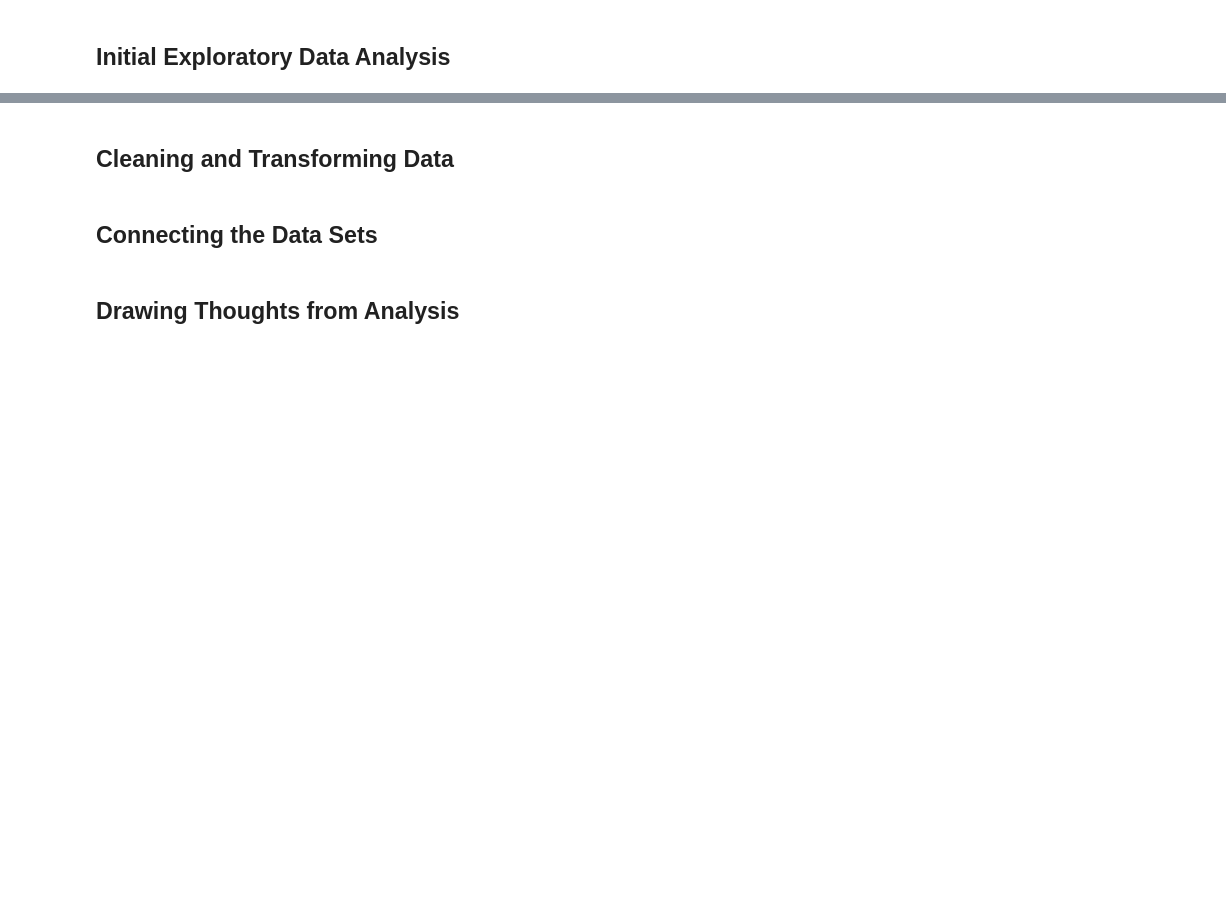
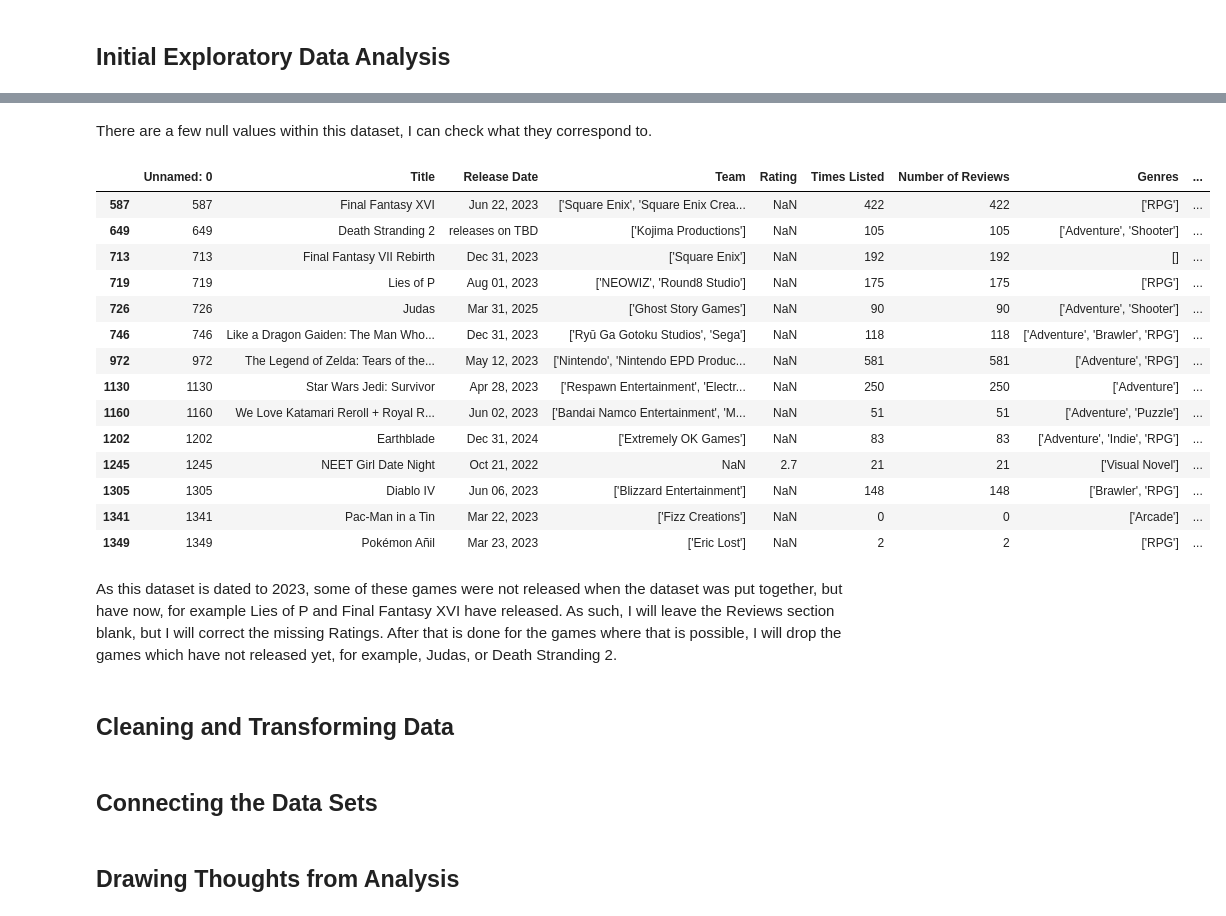
Before and after one commit to Rayan-Arshed/Data-Pipeline-Assessment-Video-Game-Data, a Jupyter notebook: Data-Pipeline-Assessment.ipynb, the cells around one changed output, grey strips where cells are left out. Cells and saved outputs as stored; diff of their text form; code cells hidden in the pictures; blank space fills up the shorter version.

Commit message:
Data imported, Initial Data Exploration Started

```diff
--- a/Data-Pipeline-Assessment.ipynb
+++ b/Data-Pipeline-Assessment.ipynb
@@ -14,0 +17,8 @@ With these two data sets, I will extract them, perform exploratory data analysis
+# %%
+# Fundemental modules import
+import pandas as pd
+import numpy as np
+
+# Reading the CSV files to Data Frames
+df_reviews = pd.read_csv("Data-Sources/games.csv")
+df_sales = pd.read_csv("Data-Sources/VG_Sales_All.csv")
@@ -17,3 +109,25 @@ With these two data sets, I will extract them, perform exploratory data analysis
+# %% [markdown]
+There are a few null values within this dataset, I can check what they correspond to.
+# %%
+df_reviews[df_reviews.isna().any(axis=1)]
+# %% [output]
+|  | Unnamed: 0 | Title | Release Date | Team | Rating | Times Listed | Number of Reviews | Genres | ... |
+| 587 | 587 | Final Fantasy XVI | Jun 22, 2023 | ['Square Enix', 'Square Enix Crea... | NaN | 422 | 422 | ['RPG'] | ... |
+| 649 | 649 | Death Stranding 2 | releases on TBD | ['Kojima Productions'] | NaN | 105 | 105 | ['Adventure', 'Shooter'] | ... |
+| 713 | 713 | Final Fantasy VII Rebirth | Dec 31, 2023 | ['Square Enix'] | NaN | 192 | 192 | [] | ... |
+| 719 | 719 | Lies of P | Aug 01, 2023 | ['NEOWIZ', 'Round8 Studio'] | NaN | 175 | 175 | ['RPG'] | ... |
+| 726 | 726 | Judas | Mar 31, 2025 | ['Ghost Story Games'] | NaN | 90 | 90 | ['Adventure', 'Shooter'] | ... |
+| 746 | 746 | Like a Dragon Gaiden: The Man Who... | Dec 31, 2023 | ['Ryū Ga Gotoku Studios', 'Sega'] | NaN | 118 | 118 | ['Adventure', 'Brawler', 'RPG'] | ... |
+| 972 | 972 | The Legend of Zelda: Tears of the... | May 12, 2023 | ['Nintendo', 'Nintendo EPD Produc... | NaN | 581 | 581 | ['Adventure', 'RPG'] | ... |
+| 1130 | 1130 | Star Wars Jedi: Survivor | Apr 28, 2023 | ['Respawn Entertainment', 'Electr... | NaN | 250 | 250 | ['Adventure'] | ... |
+| 1160 | 1160 | We Love Katamari Reroll + Royal R... | Jun 02, 2023 | ['Bandai Namco Entertainment', 'M... | NaN | 51 | 51 | ['Adventure', 'Puzzle'] | ... |
+| 1202 | 1202 | Earthblade | Dec 31, 2024 | ['Extremely OK Games'] | NaN | 83 | 83 | ['Adventure', 'Indie', 'RPG'] | ... |
+| 1245 | 1245 | NEET Girl Date Night | Oct 21, 2022 | NaN | 2.7 | 21 | 21 | ['Visual Novel'] | ... |
+| 1305 | 1305 | Diablo IV | Jun 06, 2023 | ['Blizzard Entertainment'] | NaN | 148 | 148 | ['Brawler', 'RPG'] | ... |
+| 1341 | 1341 | Pac-Man in a Tin | Mar 22, 2023 | ['Fizz Creations'] | NaN | 0 | 0 | ['Arcade'] | ... |
+| 1349 | 1349 | Pokémon Añil | Mar 23, 2023 | ['Eric Lost'] | NaN | 2 | 2 | ['RPG'] | ... |
+# %% [markdown]
+As this dataset is dated to 2023, some of these games were not released when the dataset was put together, but have now, for example Lies of P and Final Fantasy XVI have released. As such, I will leave the Reviews section blank, but I will correct the missing Ratings. After that is done for the games where that is possible, I will drop the games which have not released yet, for example, Judas, or Death Stranding 2.
 # %% [markdown]
 ## Cleaning and Transforming Data
 # %% [markdown]
```
Also changed, not shown: parts of 7 cells of this notebook.
